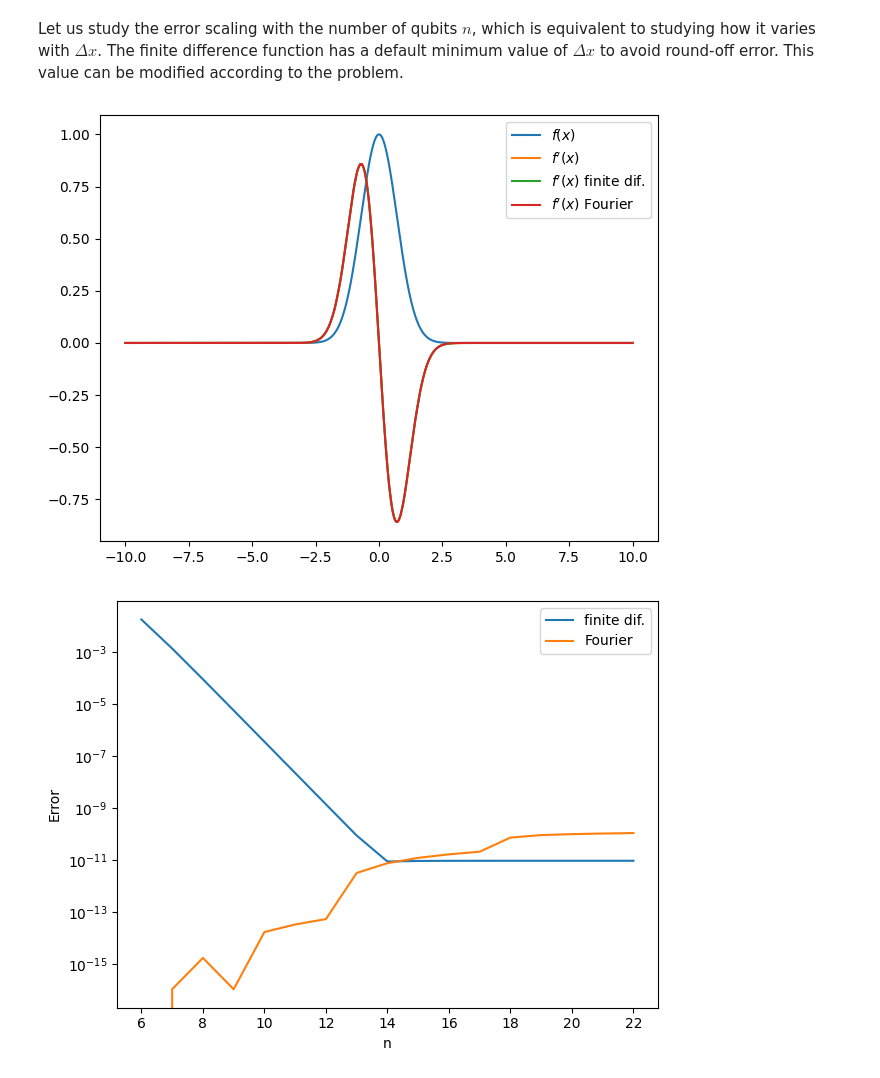
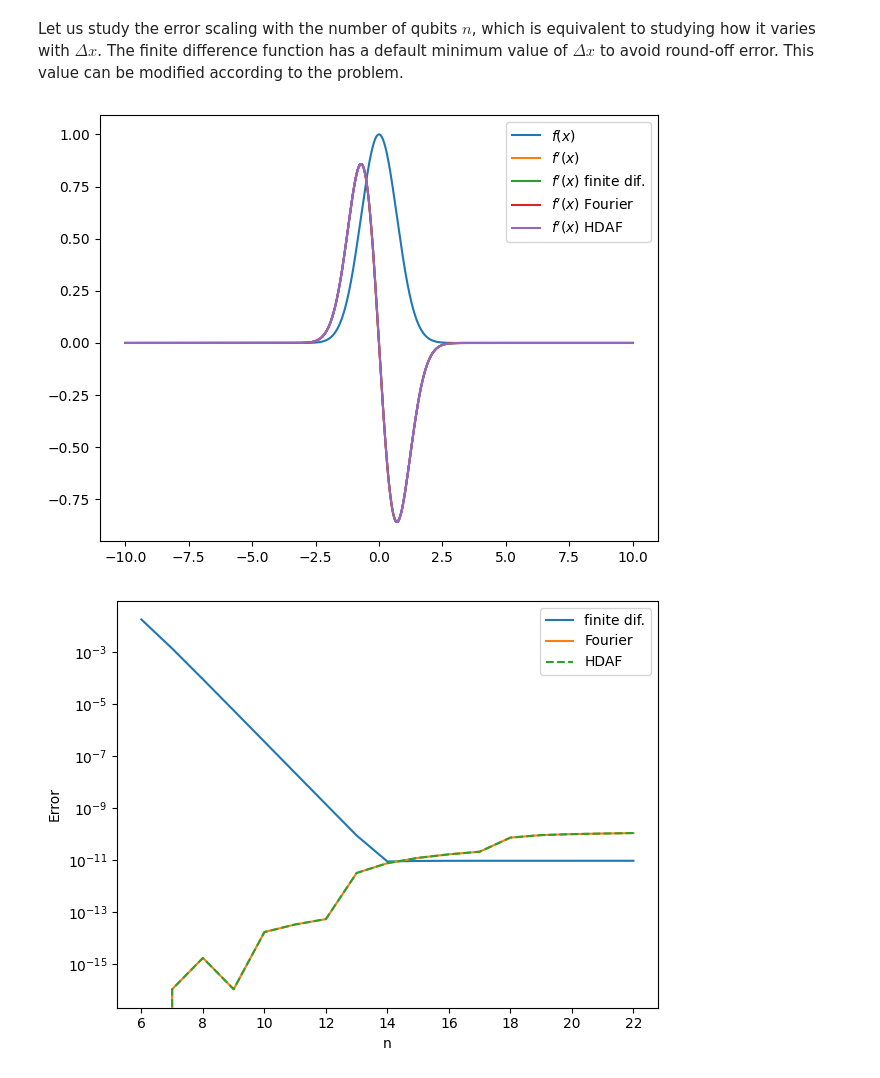
Before and after one commit to juanjosegarciaripoll/seemps2, a Jupyter notebook: examples/Differentiation.ipynb, the cells around one changed output. Cells and saved outputs as stored; diff of their text form; code cells hidden in the pictures.

Commit message:
Introduced hdaf_derivative_mpo

```diff
--- a/examples/Differentiation.ipynb
+++ b/examples/Differentiation.ipynb
@@ -49,32 +53,36 @@ Let us study the error scaling with the number of qubits $n$, which is equivalen
 # %%
 a, b = -10, 10
 n_qubits = range(6, 23)
 f = lambda x: np.exp(-(x**2))
 df = lambda x: -2 * x * f(x)
-errors = np.empty(shape=(len(n_qubits), 2))
+errors = np.empty(shape=(len(n_qubits), 3))
 
 for i, n in enumerate(n_qubits):
     interval = QuantizedInterval(a, b, n)
     x = interval.to_vector()
     f_mps = MPS.from_vector(f(x), [2] * n, normalize=False)
     K = finite_differences_mpo(
         order=1, filter=9, interval=interval, periodic=True, tol=1e-3
     )
     df_mps1 = K @ f_mps
     errors[i, 0] = 1 - projection(df_mps1, df(x))
     K = fourier_derivative_mpo(order=1, interval=interval)
     df_mps2 = K @ f_mps
     errors[i, 1] = 1 - projection(df_mps2, df(x))
+    K = hdaf_derivative_mpo(order=1, interval=interval, M=6)
+    df_mps3 = K @ f_mps
+    errors[i, 2] = 1 - projection(df_mps2, df(x))
     if n == 20:
         fig, ax = plt.subplots()
         ax.plot(x, f(x), label=r"$f(x)$")
         ax.plot(x, df(x), label=r"$f'(x)$")
         ax.plot(x, np.real(df_mps1.to_vector()), label=r"$f'(x)$ finite dif.")
         ax.plot(x, np.real(df_mps2.to_vector()), label=r"$f'(x)$ Fourier")
+        ax.plot(x, np.real(df_mps3.to_vector()), label=r"$f'(x)$ HDAF")
         ax.legend()
         fig.tight_layout()
 # %% [output]
-[figure, old version]
+[figure, new version]
 # %%
 fig, ax = plt.subplots()
 ax.set_xlabel("n")
@@ -82,8 +90,9 @@ ax.set_ylabel("Error")
 ax.set_xticks(n_qubits[::2], n_qubits[::2])
 ax.plot(n_qubits, errors[:, 0], label="finite dif.")
 ax.plot(n_qubits, errors[:, 1], label="Fourier")
+ax.plot(n_qubits, errors[:, 2], "--", label="HDAF")
 ax.legend()
 ax.set_yscale("log")
 plt.tight_layout()
 # %% [output]
-[figure, old version]
+[figure, new version]
```
Also changed, not shown: parts of 1 cell of this notebook, 6 other files.
